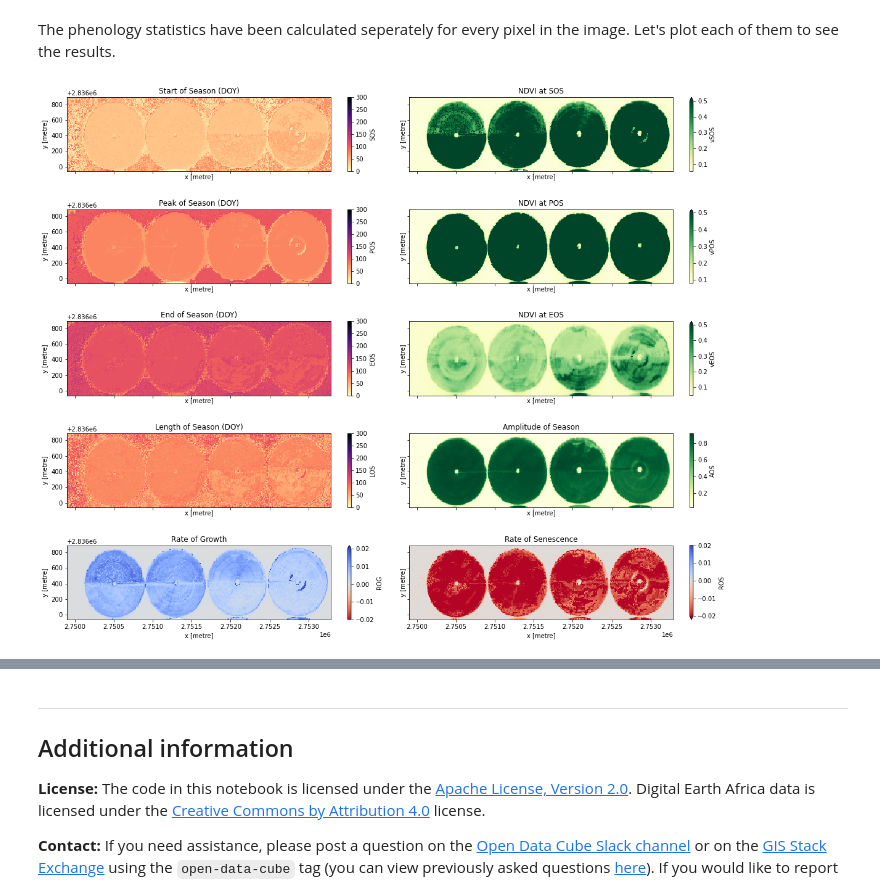
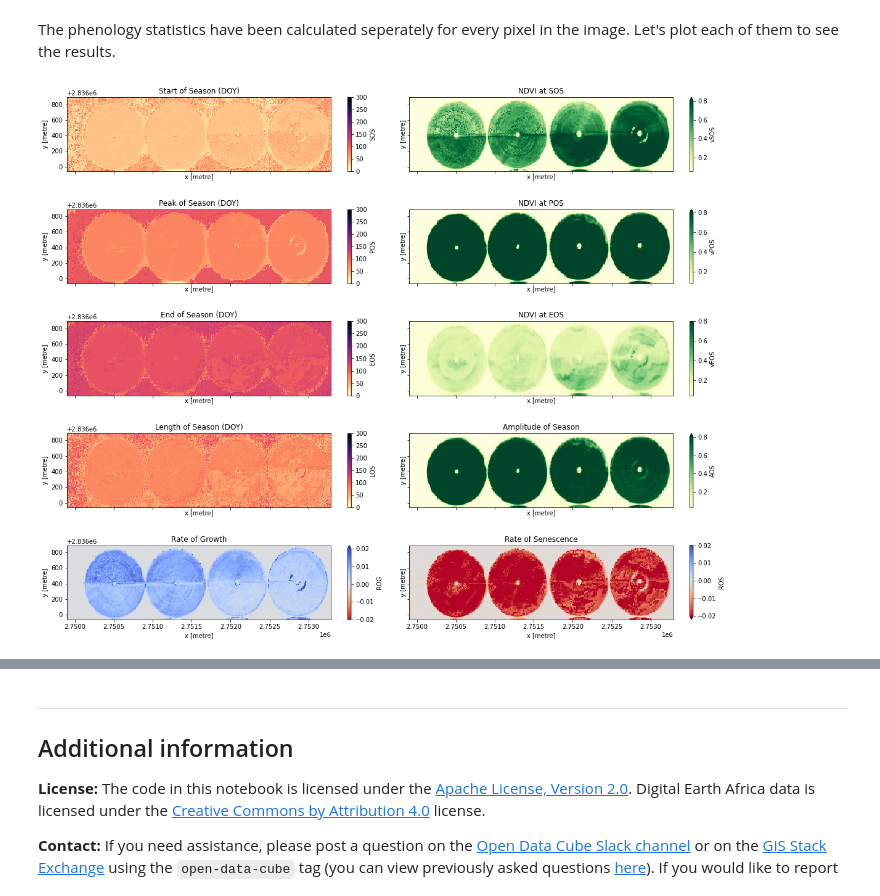
Before and after one commit to digitalearthafrica/deafrica-sandbox-notebooks, a Jupyter notebook: Frequently_used_code/Vegetation_phenology.ipynb, the cells around one changed output, grey strips where cells are left out. Cells and saved outputs as stored; diff of their text form; code cells hidden in the pictures.

```diff
--- a/Frequently_used_code/Vegetation_phenology.ipynb
+++ b/Frequently_used_code/Vegetation_phenology.ipynb
@@ -408,7 +408,7 @@ phen.SOS.plot(ax=ax[0, 0],
 ax[0, 0].set_title('Start of Season (DOY)')
 phen.vSOS.plot(ax=ax[0, 1],
                cmap='YlGn',
-               vmax=0.5,
+               vmax=0.8,
                cbar_kwargs=dict(shrink=cbar_size))
 ax[0, 1].set_title('NDVI at SOS')
 
@@ -421,7 +421,7 @@ phen.POS.plot(ax=ax[1, 0],
 ax[1, 0].set_title('Peak of Season (DOY)')
 phen.vPOS.plot(ax=ax[1, 1],
                cmap='YlGn',
-               vmax=0.5,
+               vmax=0.8,
                cbar_kwargs=dict(shrink=cbar_size))
 ax[1, 1].set_title('NDVI at POS')
 
@@ -434,7 +434,7 @@ phen.EOS.plot(ax=ax[2, 0],
 ax[2, 0].set_title('End of Season (DOY)')
 phen.vEOS.plot(ax=ax[2, 1],
                cmap='YlGn',
-               vmax=0.5,
+               vmax=0.8,
                cbar_kwargs=dict(shrink=cbar_size))
 ax[2, 1].set_title('NDVI at EOS')
 
@@ -443,31 +443,32 @@ phen.LOS.plot(ax=ax[3, 0],
               cmap='magma_r',
               vmax=300,
               vmin=0,
               cbar_kwargs=dict(shrink=cbar_size))
 ax[3, 0].set_title('Length of Season (DOY)')
 
 # Amplitude
 phen.AOS.plot(ax=ax[3, 1],
               cmap='YlGn',
+              vmax=0.8,
               cbar_kwargs=dict(shrink=cbar_size))
 ax[3, 1].set_title('Amplitude of Season')
 
 # rate of growth
 phen.ROG.plot(ax=ax[4, 0],
               cmap='coolwarm_r',
               vmin=-0.02,
               vmax=0.02,
               cbar_kwargs=dict(shrink=cbar_size))
 ax[4, 0].set_title('Rate of Growth')
 
 # rate of Sensescence
 phen.ROS.plot(ax=ax[4, 1],
               cmap='coolwarm_r',
               vmin=-0.02,
               vmax=0.02,
               cbar_kwargs=dict(shrink=cbar_size))
 ax[4, 1].set_title('Rate of Senescence')
 
 plt.tight_layout();
 # %% [output]
-[figure, old version]
+[figure, new version]
```
Also changed, not shown: parts of 6 cells of this notebook.
